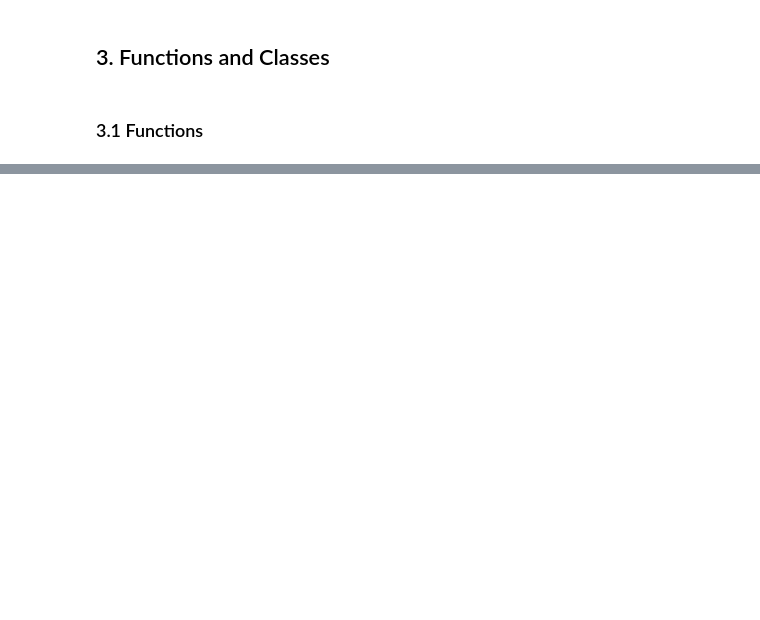
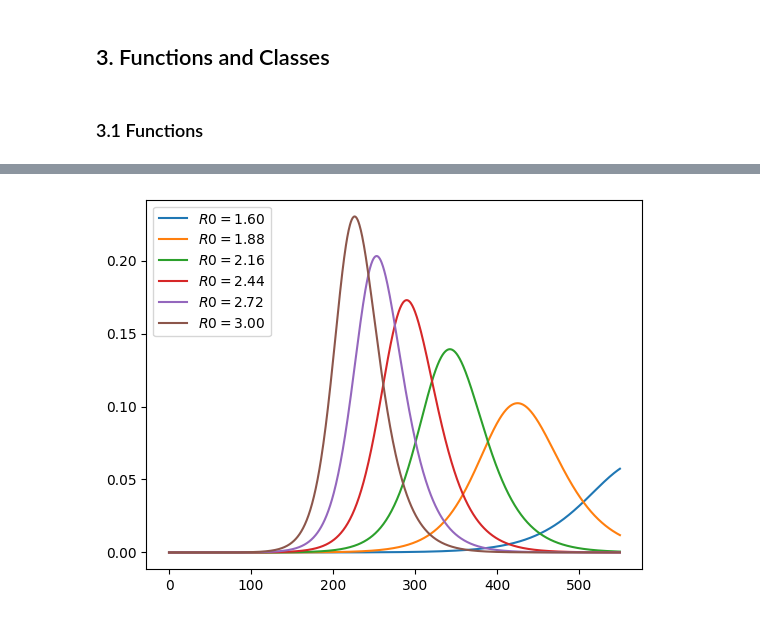
Before and after one commit to WilliamYWu/coding_for_econ, a Jupyter notebook: c1_intro_to_programming.ipynb, the cells around one changed output, grey strips where cells are left out. Saved outputs shown, nothing was run; the diff lists cells and outputs as text; code cells hidden in the pictures; blank space fills up the shorter version.

```diff
--- a/c1_intro_to_programming.ipynb
+++ b/c1_intro_to_programming.ipynb
@@ -430,0 +432,24 @@ label:hover {
+# %%
+# initial conditions of s, e, i
+i_0 = 1e-7 # Infected
+e_0 = 4 * i_0 # Exposed
+s_0 = 1 - i_0 - e_0 # Susceptible
+
+x_0 = s_0, e_0, i_0
+
+t_length = 550
+grid_size = 1000
+t_vec = np.linspace(0, t_length, grid_size)
+
+R0_vals = np.linspace(1.6, 3.0, 6) # R0 is the effective reproduction number
+labels = [f"$R0 = {r:.2f}$" for r in R0_vals]
+i_paths, c_paths = [], []
+
+for r in R0_vals:
+    i_path, c_path = solve_path(r, t_vec, x_0)
+    i_paths.append(i_path)
+    c_paths.append(c_path)
+
+plot_paths(i_paths, labels, t_vec)
+# %% [output]
+[figure, added]
```
Also changed, not shown: parts of 20 cells of this notebook.
